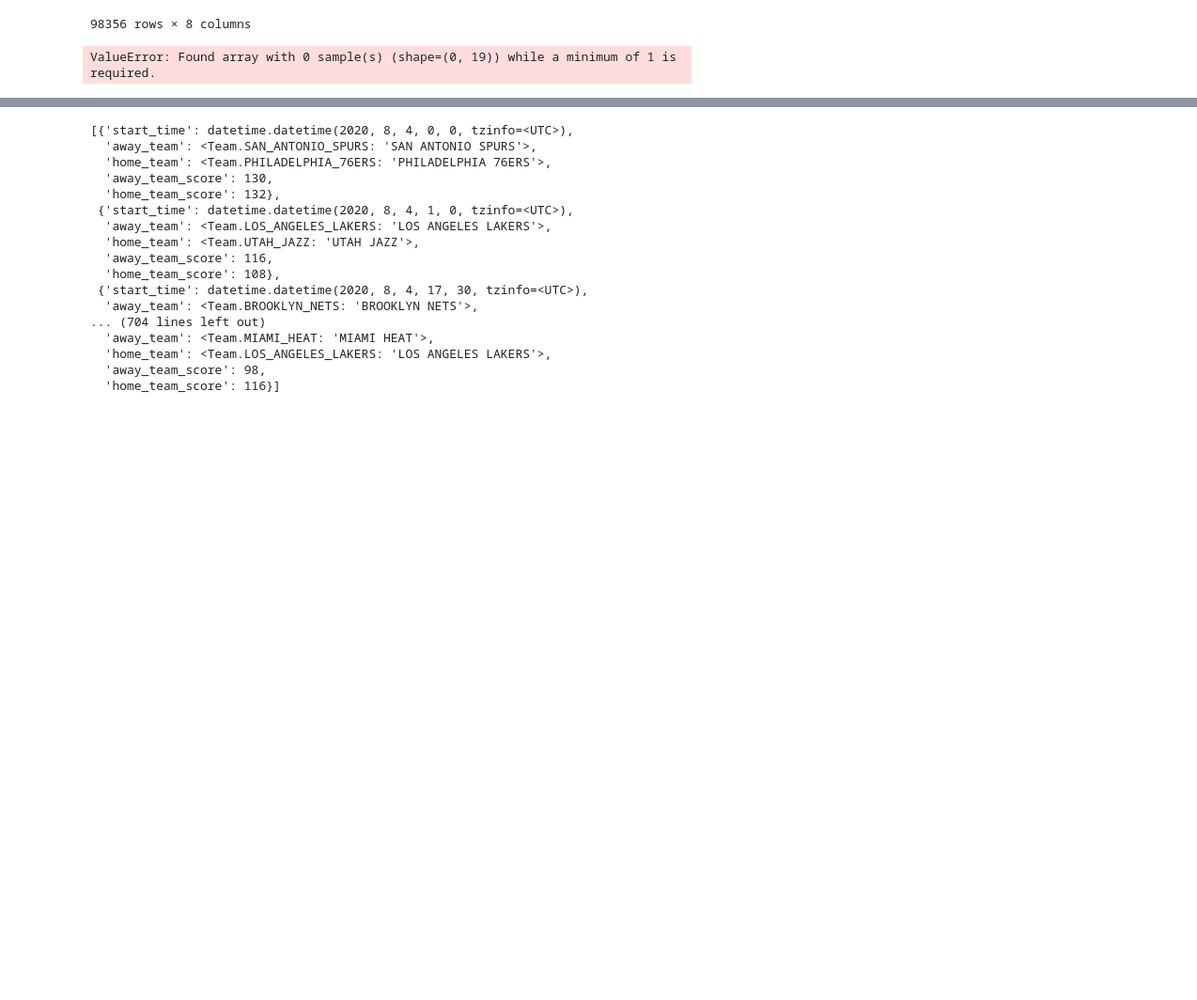
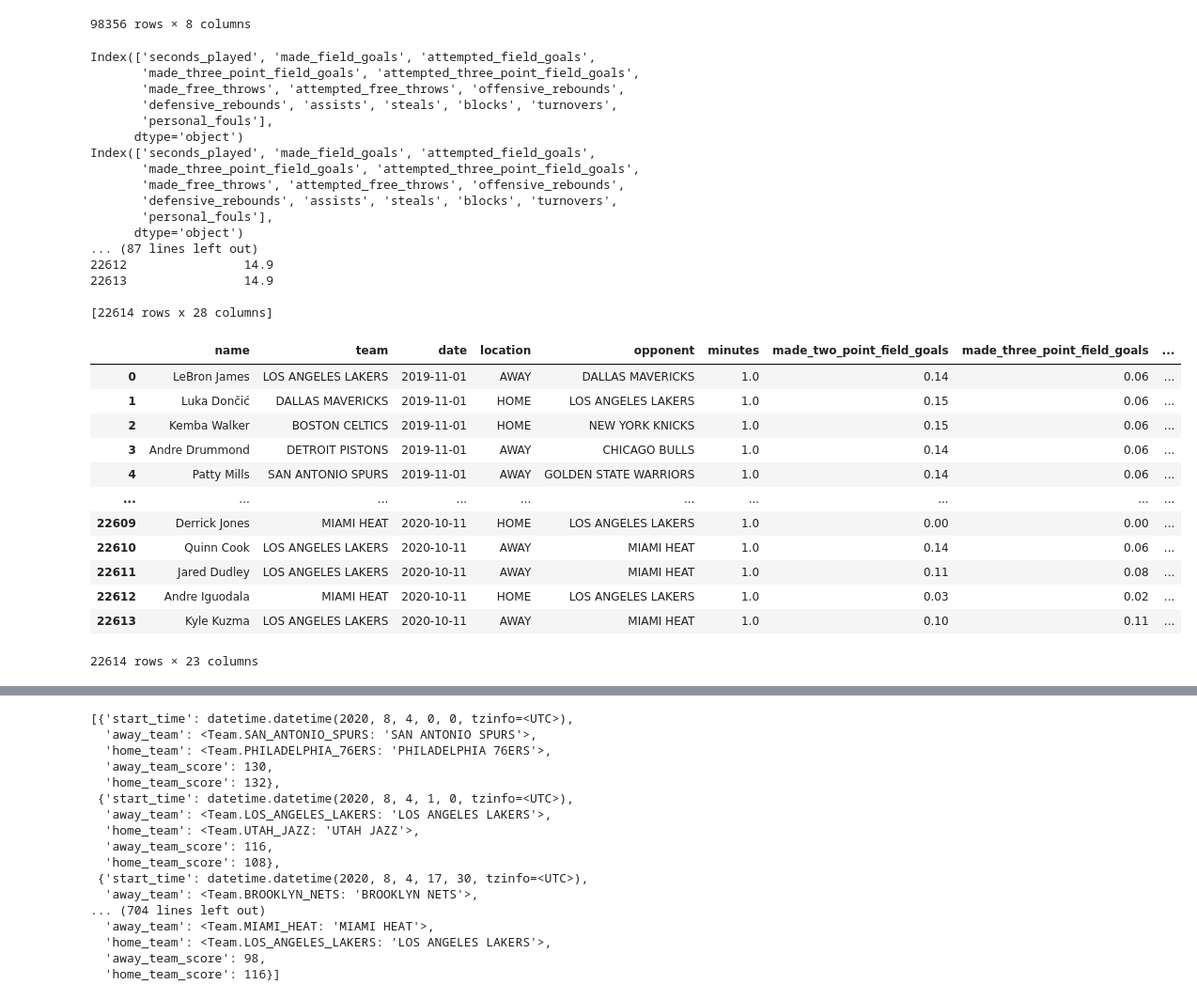
Before and after one commit to Shaviv-Hoffman-Lowitz/Sports-Analytics-Group-at-Berkeley-Machine-Learning-Project, a Jupyter notebook: final_model.ipynb, the cells around one changed output, grey strips where cells are left out. Shown at 94% size. Cells and saved outputs as stored; diff of their text form; code cells hidden in the pictures; blank space fills up the shorter version.

Commit message:
per minute projections

```diff
--- a/final_model.ipynb
+++ b/final_model.ipynb
@@ -484,6 +492,36 @@ def statline_predictor_per_min(player_box_scores, input_statistics, sample_size
         predicted_statlines[box_index] = weighted_stats
     return predicted_statlines.T
 # %%
-make_predictions(datetime(2019, 11, 1), datetime(2020, 10, 11), per_min = True)
+predictions = make_predictions(datetime(2019, 11, 1), datetime(2020, 10, 11), per_min = True)
+predictions
 # %% [output]
-ValueError: Found array with 0 sample(s) (shape=(0, 19)) while a minimum of 1 is required.
+Index(['seconds_played', 'made_field_goals', 'attempted_field_goals',
+       'made_three_point_field_goals', 'attempted_three_point_field_goals',
+       'made_free_throws', 'attempted_free_throws', 'offensive_rebounds',
+       'defensive_rebounds', 'assists', 'steals', 'blocks', 'turnovers',
+       'personal_fouls'],
+      dtype='object')
+Index(['seconds_played', 'made_field_goals', 'attempted_field_goals',
+       'made_three_point_field_goals', 'attempted_three_point_field_goals',
+       'made_free_throws', 'attempted_free_throws', 'offensive_rebounds',
+       'defensive_rebounds', 'assists', 'steals', 'blocks', 'turnovers',
+       'personal_fouls'],
+      dtype='object')
+... (87 lines left out)
+22612                14.9
+22613                14.9
+
+[22614 rows x 28 columns]
+|  | name | team | date | location | opponent | minutes | made_two_point_field_goals | made_three_point_field_goals | ... |
+| 0 | LeBron James | LOS ANGELES LAKERS | 2019-11-01 | AWAY | DALLAS MAVERICKS | 1.0 | 0.14 | 0.06 | ... |
+| 1 | Luka Dončić | DALLAS MAVERICKS | 2019-11-01 | HOME | LOS ANGELES LAKERS | 1.0 | 0.15 | 0.06 | ... |
+| 2 | Kemba Walker | BOSTON CELTICS | 2019-11-01 | HOME | NEW YORK KNICKS | 1.0 | 0.15 | 0.06 | ... |
+| 3 | Andre Drummond | DETROIT PISTONS | 2019-11-01 | AWAY | CHICAGO BULLS | 1.0 | 0.14 | 0.06 | ... |
+| 4 | Patty Mills | SAN ANTONIO SPURS | 2019-11-01 | AWAY | GOLDEN STATE WARRIORS | 1.0 | 0.14 | 0.06 | ... |
+| ... | ... | ... | ... | ... | ... | ... | ... | ... | ... |
+| 22609 | Derrick Jones | MIAMI HEAT | 2020-10-11 | HOME | LOS ANGELES LAKERS | 1.0 | 0.00 | 0.00 | ... |
+| 22610 | Quinn Cook | LOS ANGELES LAKERS | 2020-10-11 | AWAY | MIAMI HEAT | 1.0 | 0.14 | 0.06 | ... |
+| 22611 | Jared Dudley | LOS ANGELES LAKERS | 2020-10-11 | AWAY | MIAMI HEAT | 1.0 | 0.11 | 0.08 | ... |
+| 22612 | Andre Iguodala | MIAMI HEAT | 2020-10-11 | HOME | LOS ANGELES LAKERS | 1.0 | 0.03 | 0.02 | ... |
+| 22613 | Kyle Kuzma | LOS ANGELES LAKERS | 2020-10-11 | AWAY | MIAMI HEAT | 1.0 | 0.10 | 0.11 | ... |
+22614 rows × 23 columns
```
Also changed, not shown: parts of 9 cells of this notebook, 1 other file.
